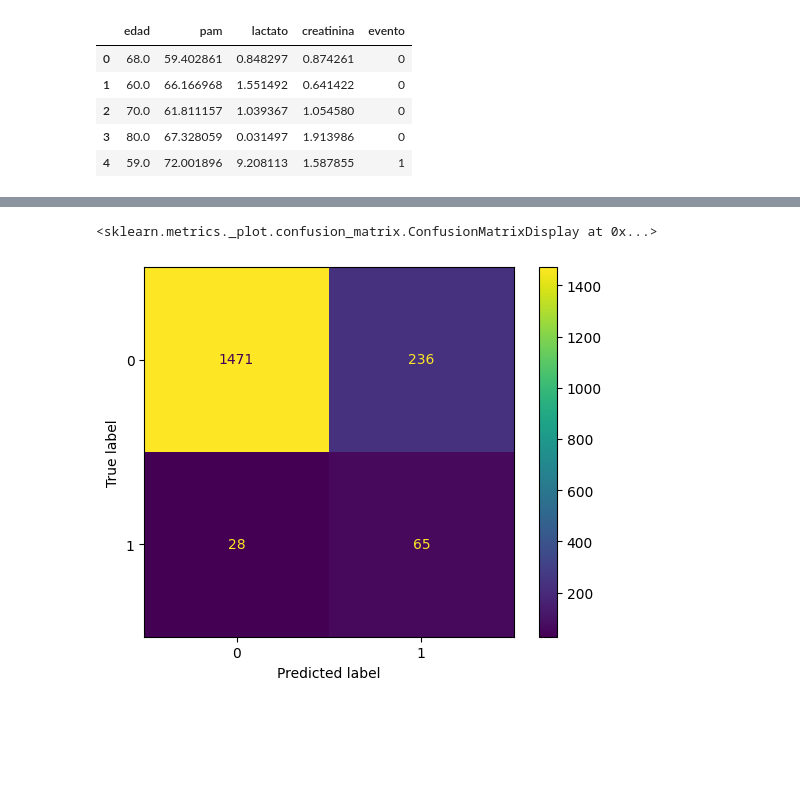
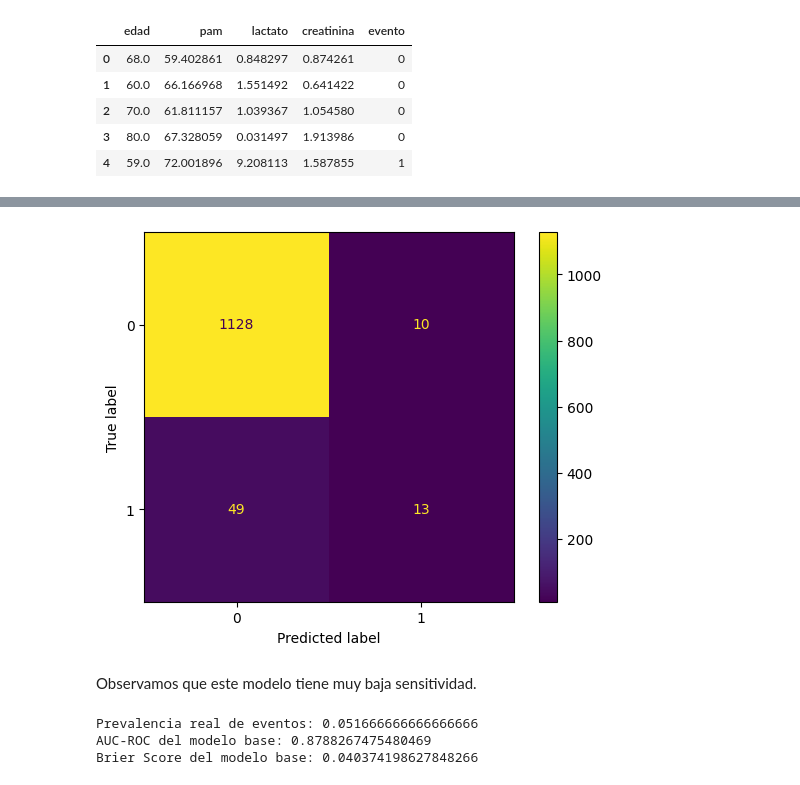
Before and after one commit to jhquiza/ap-2026-1-62, a Jupyter notebook: src/Calibración de modelos.ipynb, the cells around one changed output, grey strips where cells are left out. Cells and saved outputs as stored; diff of their text form; code cells hidden in the pictures; blank space fills up the shorter version.

```diff
--- a/src/Calibración de modelos.ipynb
+++ b/src/Calibración de modelos.ipynb
@@ -52,21 +58,17 @@ df_salud.head()
 X = df_salud.drop(columns='evento')
 y = df_salud['evento']
 
-# 2. Partición de datos
 X_train, X_test, y_train, y_test = train_test_split(
-    X, y, test_size=0.30, stratify=y, random_state=42
+    X, y, test_size=0.20, stratify=y, random_state=42
 )
 # %%
-from sklearn.model_selection import RandomizedSearchCV
-
-# 3. Entrenamiento del clasificador base
-modelo_base = HistGradientBoostingClassifier(
+model = HistGradientBoostingClassifier(
     random_state=42,
-    class_weight='balanced',
+    #class_weight='balanced',
     )
 
 randon_search = RandomizedSearchCV(
-    estimator=modelo_base,
+    estimator=model,
     param_distributions={
         'learning_rate': [0.01, 0.05, 0.1],
         'max_iter': [100, 200, 300],
@@ -82,11 +84,7 @@ randon_search = RandomizedSearchCV(
 
 randon_search.fit(X_train, y_train)
 
-# Mètricas de desempeño del modelo base
+base_model = randon_search.best_estimator_
 
-print("Prevalencia real de eventos:", y_test.mean())
-
-probs_raw = randon_search.best_estimator_.predict_proba(X_test)[:, 1]
-print("AUC-ROC del modelo base:", roc_auc_score(y_test, probs_raw))
-print("Brier Score del modelo base:", brier_score_loss(y_test, probs_raw))
+print(classification_report(y_test, base_model.predict(X_test)))
 # %% [output]
@@ -108,5 +99,16 @@ weighted avg   0.941777  0.853333  0.887290  1800.000000
 # %%
-ConfusionMatrixDisplay.from_estimator(randon_search.best_estimator_, X_test, y_test)
+ConfusionMatrixDisplay.from_estimator(base_model, X_test, y_test);
 # %% [output]
-<sklearn.metrics._plot.confusion_matrix.ConfusionMatrixDisplay at 0x...>
-[figure, old version]
+[figure, new version]
+# %% [markdown]
+Observamos que este modelo tiene muy baja sensitividad.
+# %%
+print("Prevalencia real de eventos:", y_test.mean())
+
+probs_raw = randon_search.best_estimator_.predict_proba(X_test)[:, 1]
+print("AUC-ROC del modelo base:", roc_auc_score(y_test, probs_raw))
+print("Brier Score del modelo base:", brier_score_loss(y_test, probs_raw))
+# %% [output]
+Prevalencia real de eventos: 0.051666666666666666
+AUC-ROC del modelo base: 0.8788267475480469
+Brier Score del modelo base: 0.040374198627848266
```
Also changed, not shown: parts of 26 cells of this notebook.
